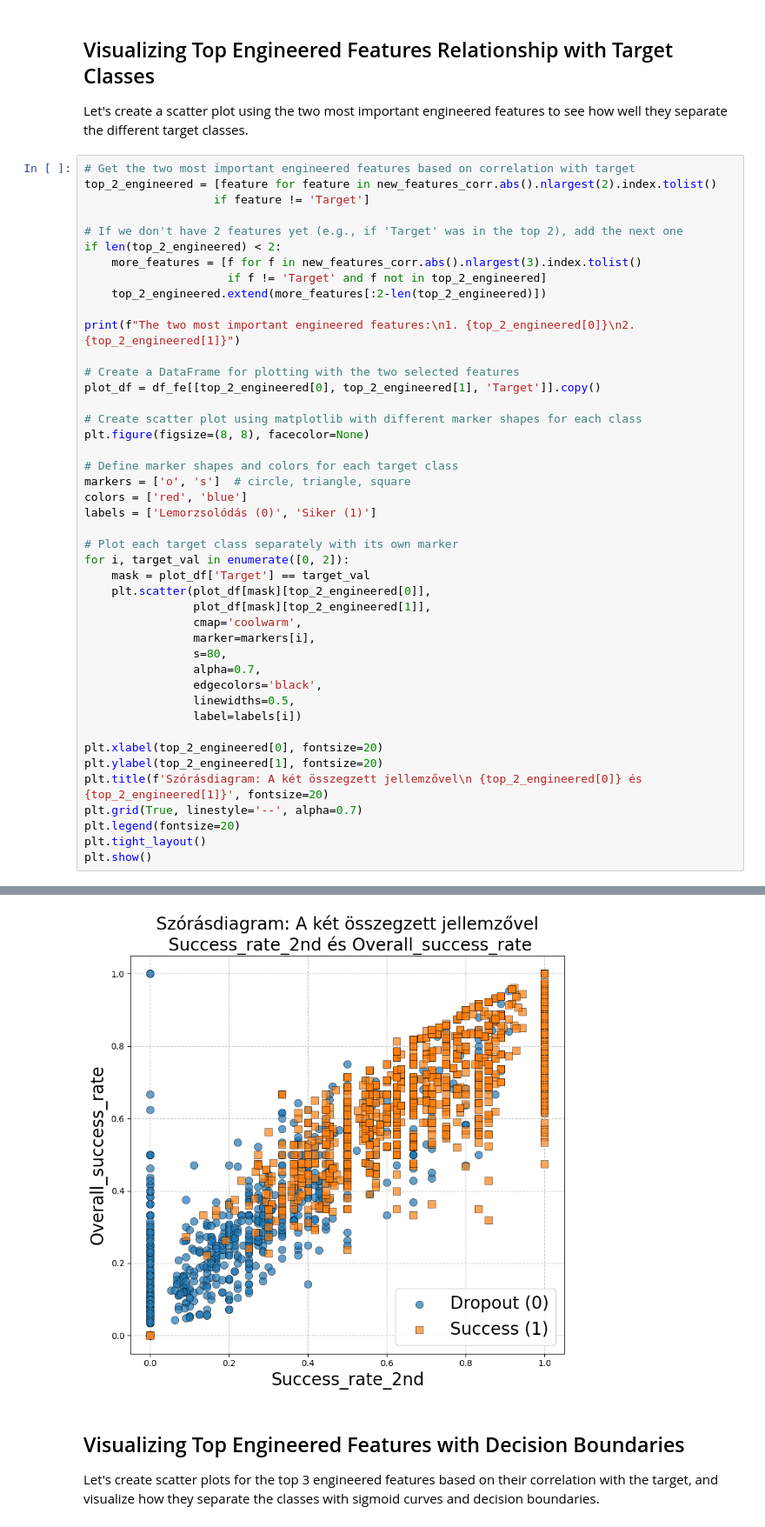
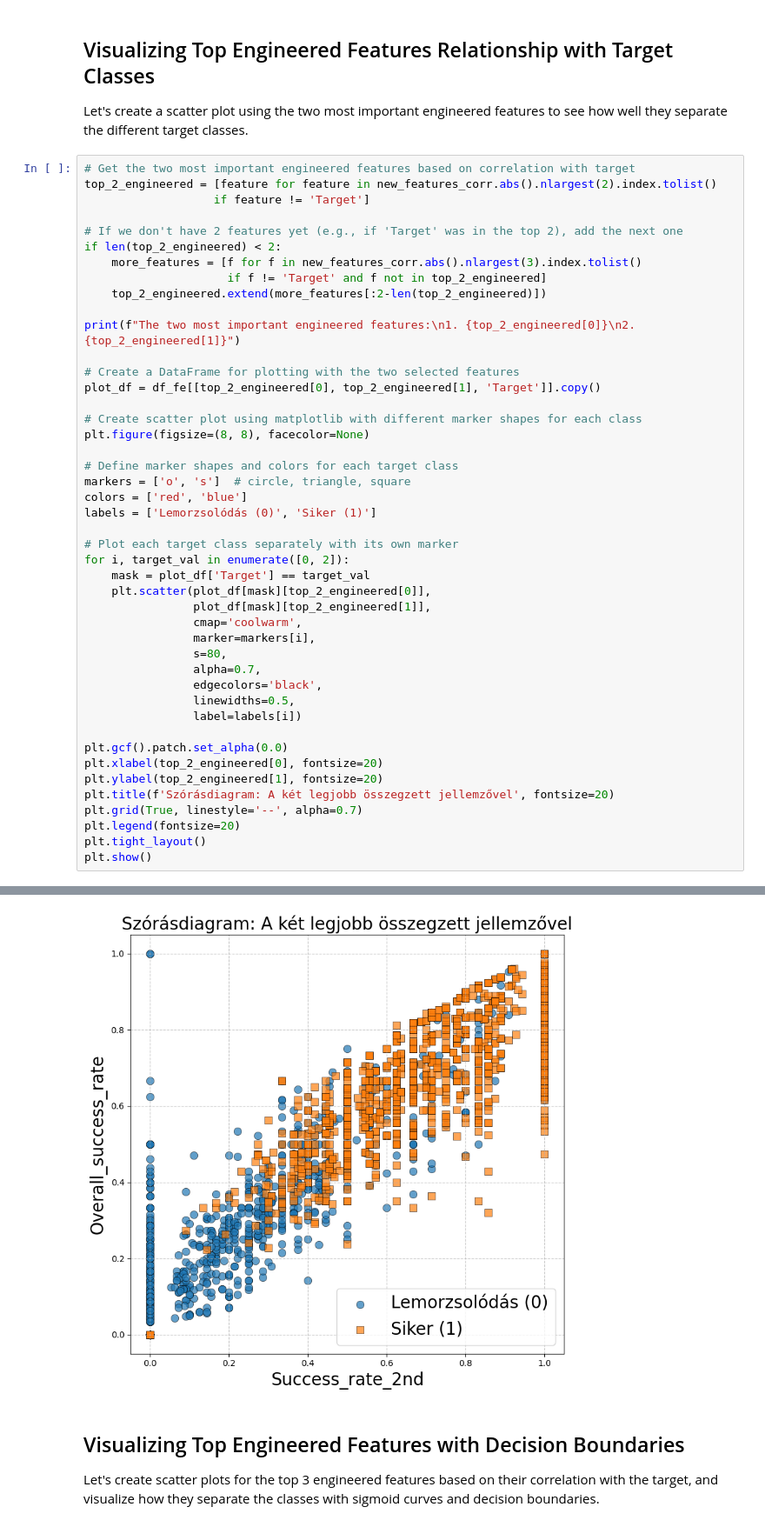
Before and after one commit to CuriousPercibal/info_era_peldak, a Jupyter notebook: Classification.ipynb, the cells around one changed output, grey strips where cells are left out. Shown at 87% size. Saved outputs shown, nothing was run; the diff lists cells and outputs as text.

Commit message:
Finalize visualizations

```diff
--- a/Classification.ipynb
+++ b/Classification.ipynb
@@ -710,35 +710,36 @@ plt.figure(figsize=(8, 8), facecolor=None)
 
 # Define marker shapes and colors for each target class
 markers = ['o', 's']  # circle, triangle, square
 colors = ['red', 'blue']
 labels = ['Lemorzsolódás (0)', 'Siker (1)']
 
 # Plot each target class separately with its own marker
 for i, target_val in enumerate([0, 2]):
     mask = plot_df['Target'] == target_val
     plt.scatter(plot_df[mask][top_2_engineered[0]],
                 plot_df[mask][top_2_engineered[1]],
                 cmap='coolwarm',
                 marker=markers[i],
                 s=80,
                 alpha=0.7,
                 edgecolors='black',
                 linewidths=0.5,
                 label=labels[i])
 
+plt.gcf().patch.set_alpha(0.0)
 plt.xlabel(top_2_engineered[0], fontsize=20)
 plt.ylabel(top_2_engineered[1], fontsize=20)
-plt.title(f'Szórásdiagram: A két összegzett jellemzővel\n {top_2_engineered[0]} és {top_2_engineered[1]}', fontsize=20)
+plt.title(f'Szórásdiagram: A két legjobb összegzett jellemzővel', fontsize=20)
 plt.grid(True, linestyle='--', alpha=0.7)
 plt.legend(fontsize=20)
 plt.tight_layout()
 plt.show()
 # %% [output]
 The two most important engineered features:
 1. Success_rate_2nd
 2. Overall_success_rate
 No data for colormapping provided via 'c'. Parameters 'cmap' will be ignored
-[figure, old version]
+[figure, new version]
 # %% [markdown]
 ## Visualizing Top Engineered Features with Decision Boundaries
 
```
Also changed, not shown: 1 other file.
